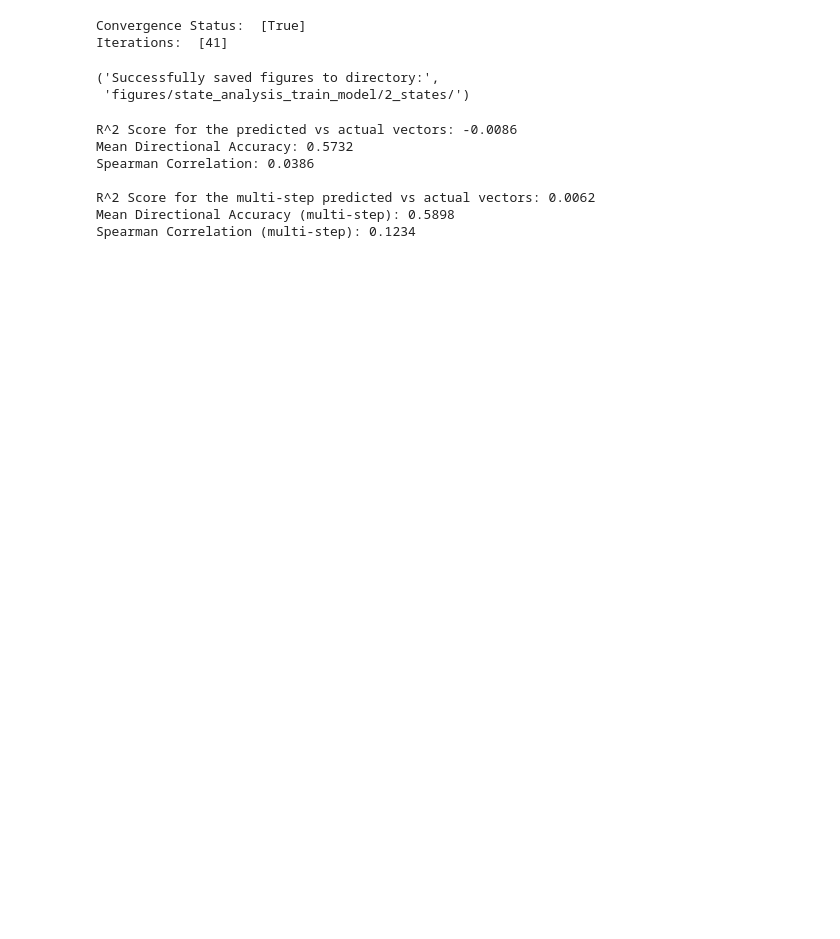
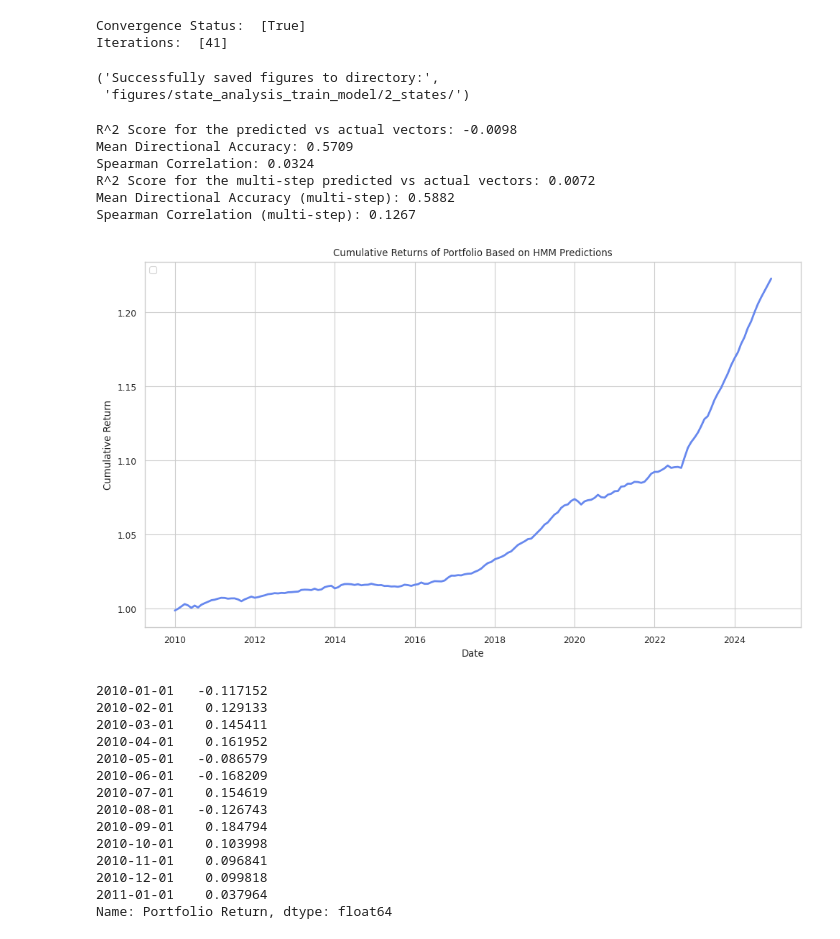
Before and after one commit to evucelic/HMM-Market-Regime-Estimation, a Jupyter notebook: fama_french_HMM.ipynb, the cells around one changed output. Saved outputs shown, nothing was run; the diff lists cells and outputs as text; code cells hidden in the pictures; blank space fills up the shorter version.

Commit message:
Factor returns investing simulation

```diff
--- a/fama_french_HMM.ipynb
+++ b/fama_french_HMM.ipynb
@@ -776,14 +776,16 @@ def max_sharpe_portfolio(mean_returns, cov_matrix):
 
 lookback = 12  # months
 rebalance_freq = 6  # months
+multistep = 6 # months
 
-hmm_train_copy = hmm_train.copy()
+hmm_train_copy = hmm_train.copy()  # convert to decimal returns
 hmm_test_copy = hmm_test.copy()
 hmm_model = hmm_train_model  # initial model
 
 results_df = pd.DataFrame(columns=["Predicted Vector", "Actual Vector"])
 results_multistep_df = pd.DataFrame(columns=["Predicted Vector", "Actual Vector"])
-multistep = 6
+portfolio_returns = pd.DataFrame(columns=["Portfolio Return"])
+
 
 iteration = 0
 while len(hmm_test_copy) > 0:
@@ -814,7 +816,7 @@ while len(hmm_test_copy) > 0:
         mean_diff = state_means[i] - means_vector
         covars_vector += current_date_probs[i] * (np.outer(mean_diff, mean_diff) + state_covars[i])
 
-    # save in df
+    # save factor predictions in df
     new_row = pd.DataFrame({
         "Predicted Vector": [means_vector],
         "Actual Vector": [hmm_test_copy.loc[current_date].values]
@@ -839,6 +841,18 @@ while len(hmm_test_copy) > 0:
     }, index=[multi_step_date])
     results_multistep_df = pd.concat([results_multistep_df, new_row_multistep], ignore_index=False)
 
+    # -- portfolio optimization --
+    # MVO to calculate max sharpe portfolio
+    if iteration % rebalance_freq == 0 or iteration == 0:
+        weights = max_sharpe_portfolio(means_vector, covars_vector)
+
+    factor_returns = np.dot(weights, hmm_test_copy.loc[current_date].values)
+    new_row_portfolio = pd.DataFrame({
+        "Portfolio Return": [factor_returns]
+    }, index=[current_date])
+
+    portfolio_returns = pd.concat([portfolio_returns, new_row_portfolio], ignore_index=False)
+
     # move forward a month
     hmm_train_copy = pd.concat([hmm_train_copy, hmm_test_copy.iloc[:1]], ignore_index=False).sort_index()
     hmm_test_copy = hmm_test_copy.iloc[1:].sort_index()
@@ -851,38 +865,57 @@ def mean_directional_accuracy(predicted, actual):
 # %%
 from sklearn.metrics import r2_score
 from scipy.stats import spearmanr
 
 actual_vectors = np.array(results_df["Actual Vector"].tolist())
 predicted_vectors = np.array(results_df["Predicted Vector"].tolist())
 
 actual_flat = actual_vectors.flatten()
 predicted_flat = predicted_vectors.flatten()
 
 r2 = r2_score(actual_flat, predicted_flat)
 print(f"R^2 Score for the predicted vs actual vectors: {r2:.4f}")
 print(f"Mean Directional Accuracy: {mean_directional_accuracy(predicted_flat, actual_flat):.4f}")
 spearman_corr, _ = spearmanr(actual_flat, predicted_flat)
 print(f"Spearman Correlation: {spearman_corr:.4f}")
 
 
-print()
-results_multistep_df = results_multistep_df[:-6]
-actual_vectors_multistep = np.array(results_multistep_df["Actual Vector"].tolist()).flatten()
-predicted_vectors_multistep = np.array(results_multistep_df["Predicted Vector"].tolist()).flatten()
+results_multistep_df_copy = results_multistep_df[:-6]
+actual_vectors_multistep = np.array(results_multistep_df_copy["Actual Vector"].tolist()).flatten()
+predicted_vectors_multistep = np.array(results_multistep_df_copy["Predicted Vector"].tolist()).flatten()
 
 r2_multistep = r2_score(actual_vectors_multistep, predicted_vectors_multistep)
 print(f"R^2 Score for the multi-step predicted vs actual vectors: {r2_multistep:.4f}")
 print(f"Mean Directional Accuracy (multi-step): {mean_directional_accuracy(predicted_vectors_multistep, actual_vectors_multistep):.4f}")
 spearman_corr_multistep, _ = spearmanr(actual_vectors_multistep, predicted_vectors_multistep)
 print(f"Spearman Correlation (multi-step): {spearman_corr_multistep:.4f}")
+
+plot_cumulative_returns(
+    portfolio_returns["Portfolio Return"] / 100,
+    title="Cumulative Returns of Portfolio Based on HMM Predictions",
+)
+print(portfolio_returns["Portfolio Return"][:13])
 # %% [output]
-R^2 Score for the predicted vs actual vectors: -0.0086
-Mean Directional Accuracy: 0.5732
-Spearman Correlation: 0.0386
-
-R^2 Score for the multi-step predicted vs actual vectors: 0.0062
-Mean Directional Accuracy (multi-step): 0.5898
-Spearman Correlation (multi-step): 0.1234
+R^2 Score for the predicted vs actual vectors: -0.0098
+Mean Directional Accuracy: 0.5709
+Spearman Correlation: 0.0324
+R^2 Score for the multi-step predicted vs actual vectors: 0.0072
+Mean Directional Accuracy (multi-step): 0.5882
+Spearman Correlation (multi-step): 0.1267
+[figure, added]
+2010-01-01   -0.117152
+2010-02-01    0.129133
+2010-03-01    0.145411
+2010-04-01    0.161952
+2010-05-01   -0.086579
+2010-06-01   -0.168209
+2010-07-01    0.154619
+2010-08-01   -0.126743
+2010-09-01    0.184794
+2010-10-01    0.103998
+2010-11-01    0.096841
+2010-12-01    0.099818
+2011-01-01    0.037964
+Name: Portfolio Return, dtype: float64
 # %%
 # %%capture --no-display
 
```
Also changed, not shown: parts of 2 cells of this notebook.
